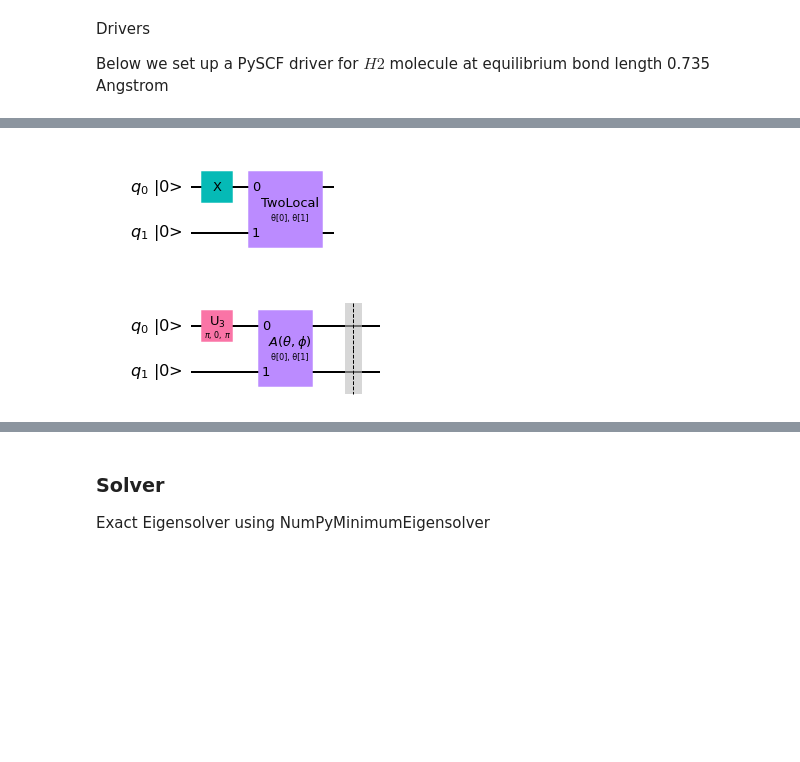
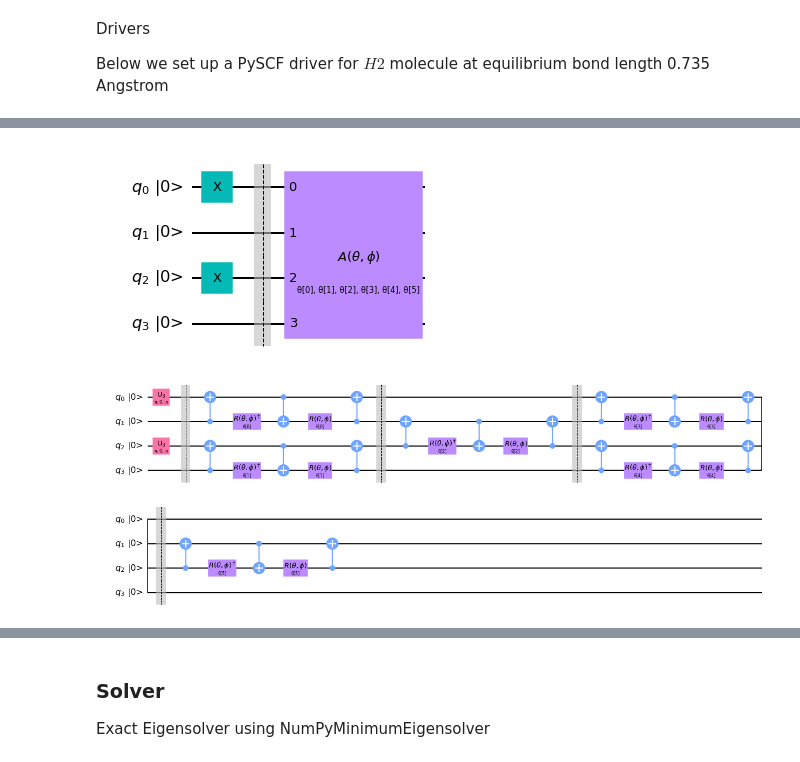
Before and after one commit to Phystro/VQEProject, a Jupyter notebook: A/A_VQE_H2.ipynb, the cells around one changed output, grey strips where cells are left out. Saved outputs shown, nothing was run; the diff lists cells and outputs as text; code cells hidden in the pictures; blank space fills up the shorter version.

```diff
--- a/A/A_VQE_H2.ipynb
+++ b/A/A_VQE_H2.ipynb
@@ -150,7 +83,7 @@ def get_mapper(mapper_str: str):
 
     return mapper
 # %%
-def initial_state_preparation(mapper_str: str = "jw"):
+def initial_state_preparation(mapper_str: str = "pa"):
 
     molecule = "H 0.0 0.0 0.0; H 0.0 0.0 0.735"
     driver = PySCFDriver(atom=molecule)
@@ -180,6 +113,6 @@ def initial_state_preparation(mapper_str: str = "jw"):
 
     return (qubit_op, num_particles, num_spin_orbitals, qubit_converter, es_problem)
 # %%
-qubit_op, num_particles, num_spin_orbitals, qubit_converter, es_problem = initial_state_preparation("pa")
+qubit_op, num_particles, num_spin_orbitals, qubit_converter, es_problem = initial_state_preparation("jw")
 # %%
 init_state = HartreeFock(num_spin_orbitals, num_particles, qubit_converter)
@@ -226,8 +124,46 @@ ansatz.compose(init_state, front=True, inplace=True)
+# %%
+theta = Parameter("t")
+phi = Parameter("p")
+
+R = QuantumCircuit(1, name="$R(\\theta, \phi)$")
+R.ry(theta + (0.5 * np.pi), 0)
+R.rz(phi + np.pi, 0)
+
+Rd = QuantumCircuit(1, name="$R(\\theta, \phi)^\dagger$")
+Rd.ry(theta + (0.5 * np.pi), 0).inverse()
+Rd.rz(phi + np.pi, 0).inverse()
+
+a_var_form = QuantumCircuit(2)#qubit_op.num_qubits)
+a_var_form.cx(1, 0)
+a_var_form.append(Rd, [1])
+a_var_form.cx(0, 1)
+a_var_form.append(R, [1])
+a_var_form.cx(1, 0)
+
+ansatz = TwoLocal(
+    num_qubits = qubit_op.num_qubits,
+    rotation_blocks = [ a_var_form ],
+    entanglement_blocks = [ a_var_form ],
+    entanglement = [[1, 2]],
+    reps=2,
+    skip_unentangled_qubits = False,
+    skip_final_rotation_layer = True,
+    # parameter_prefix = theta,
+    insert_barriers = True,
+    # initial_state = init_state,
+    name = "$A(\\theta, \phi)$"
+)
+
+ansatz.compose(init_state, front=True, inplace=True)
 # %%
+ansatz.draw(output="mpl", initial_state=True).savefig("a_vqe_h2_ansatz.png", dpi=300)
+
 ansatz.draw(output="mpl", initial_state=True)
 # %% [output]
-[figure, old version]
+[figure, new version]
 # %%
+ansatz.decompose().draw(output="mpl", initial_state=True).savefig("a_vqe_h2_ansatz_decomposed.png", dpi=300)
+
 ansatz.decompose().draw(output="mpl", initial_state=True)
 # %% [output]
-[figure, old version]
+[figure, new version]
```
Also changed, not shown: parts of 11 cells of this notebook, 20 other files.
